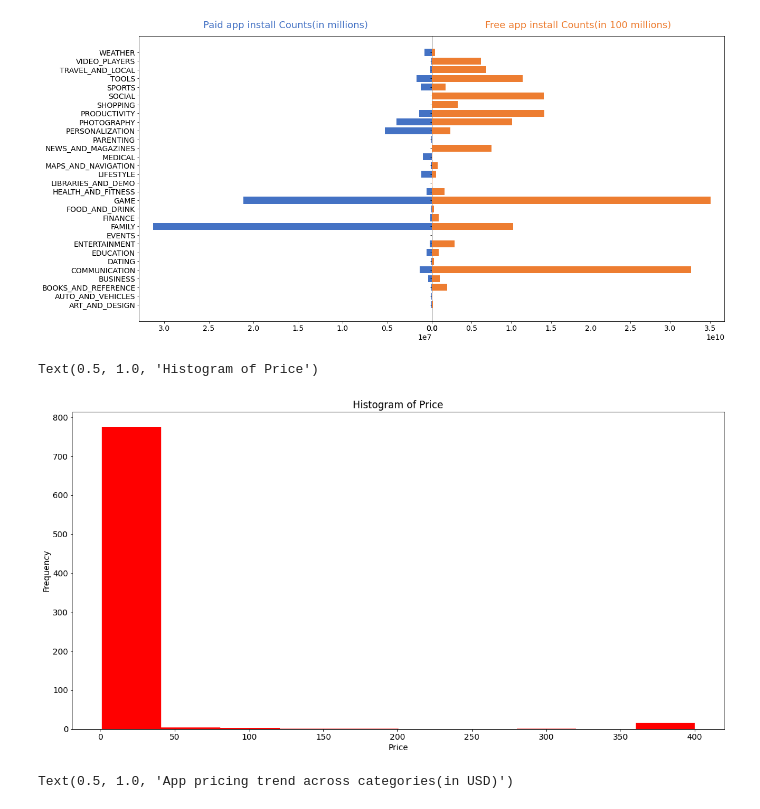
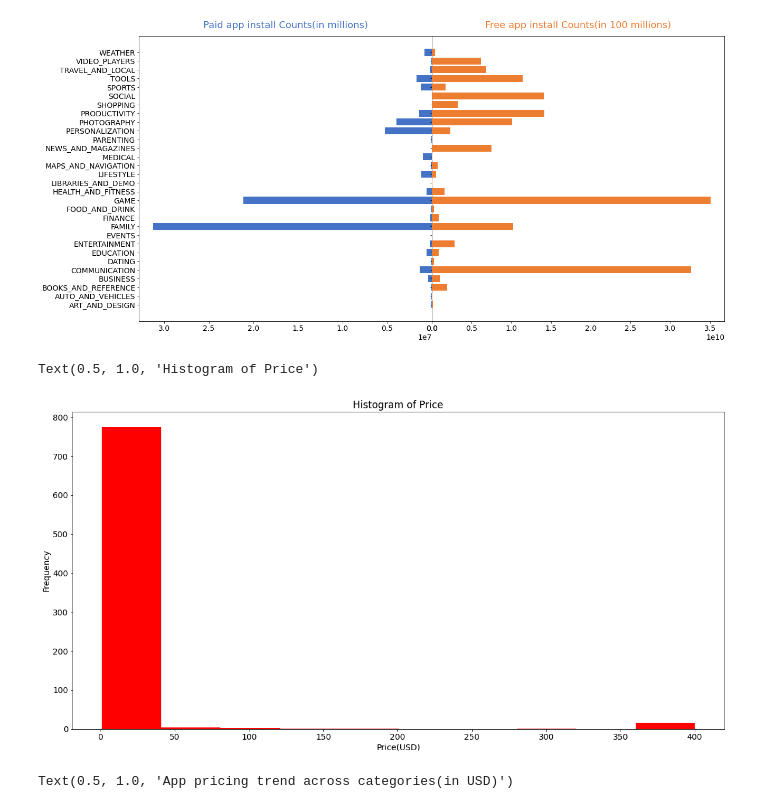
Before and after one commit to HariTarz/Play-Store-App-Review-Analysis, a Jupyter notebook: Play_Store_App_Review_Analysis_Capstone_Project.ipynb, the cells around one changed output. Saved outputs shown, nothing was run; the diff lists cells and outputs as text; code cells hidden in the pictures.

```diff
--- a/Play_Store_App_Review_Analysis_Capstone_Project.ipynb
+++ b/Play_Store_App_Review_Analysis_Capstone_Project.ipynb
@@ -504,14 +520,14 @@ plt.subplots_adjust(wspace=0, top=0.85, bottom=0.1, left=0.18, right=0.95)
 [figure]
 # %%
 #Histogram of pice range of piad apps
-price = playstore_df[~playstore_df['Price'].isna() & playstore_df['Price'] != 0]['Price']
-plt.hist(price.values, color='Red')
-plt.xlabel('Price')
+price_df = playstore_df[~playstore_df['Price'].isna() & playstore_df['Price'] != 0]['Price']
+plt.hist(price_df.values, color='Red')
+plt.xlabel('Price(USD)')
 plt.ylabel('Frequency')
 plt.title('Histogram of Price')
 # %% [output]
 Text(0.5, 1.0, 'Histogram of Price')
-[figure, old version]
+[figure, new version]
 # %%
 #App pricing across categories for Paid apps
 categrory_price_mean_df = playstore_df[playstore_df['Price'] !=  0].groupby(['Category'])['Price'].mean().reset_index(name='Price')
```
Also changed, not shown: parts of 20 cells of this notebook.
